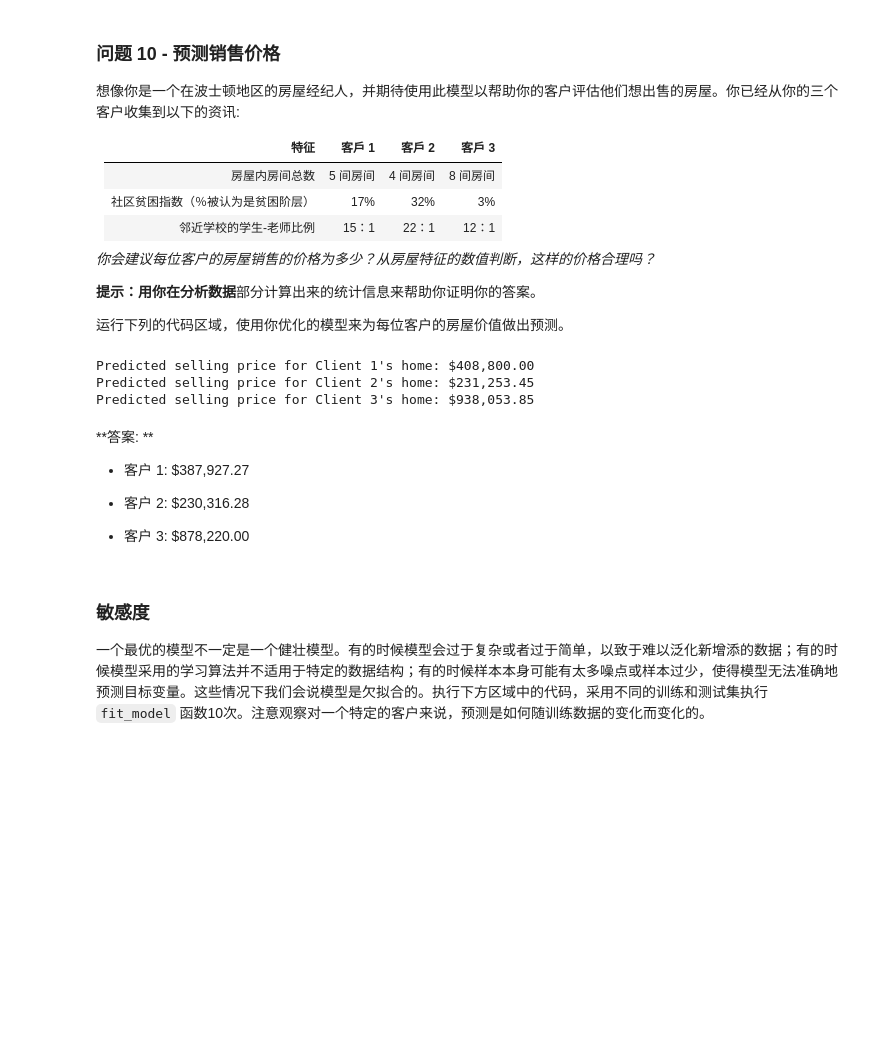
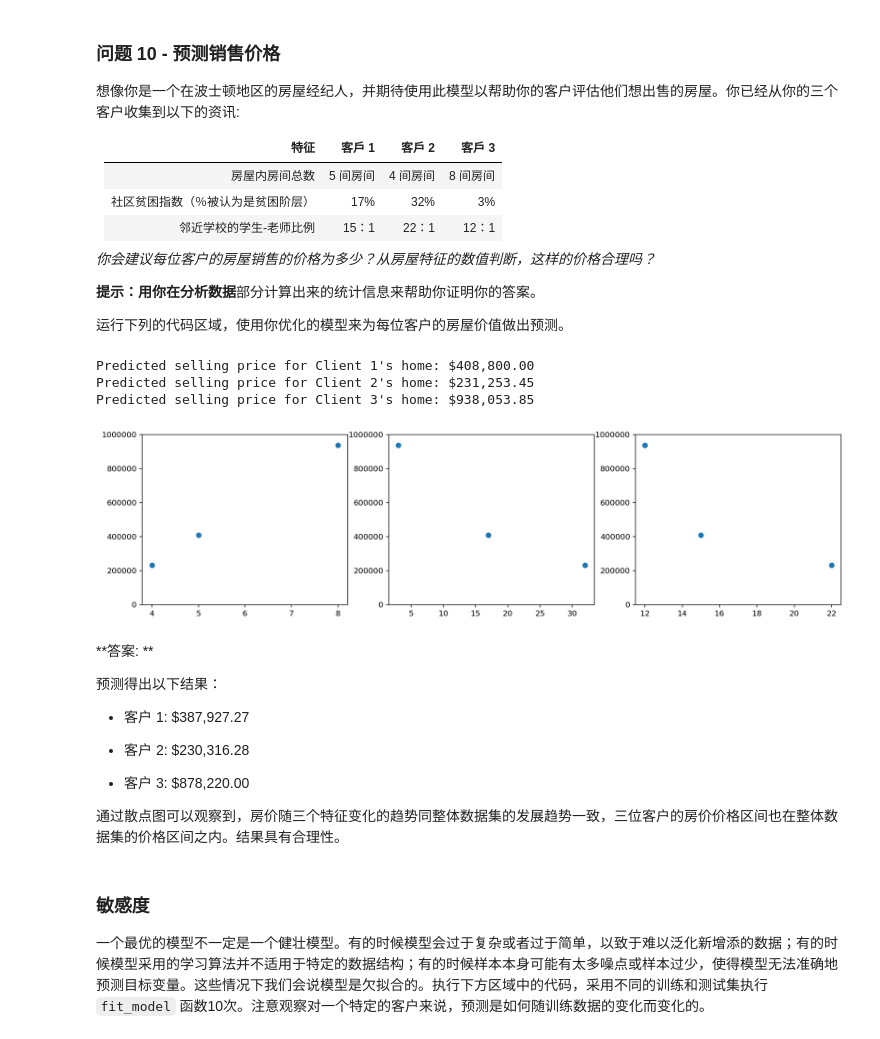
Before and after one commit to siyuanxu/udacity-ml, a Jupyter notebook: projects/02_boston_housing/boston_housing.ipynb, the cells around one changed output. Drawn from its saved outputs; the diff is of its cells as text; code cells hidden in the pictures; blank space fills up the shorter version.

```diff
--- a/projects/02_boston_housing/boston_housing.ipynb
+++ b/projects/02_boston_housing/boston_housing.ipynb
@@ -316,13 +316,13 @@ def fit_model(X, y):
     regressor = DecisionTreeRegressor()
 
     # TODO: Create a dictionary for the parameter 'max_depth' with a range from 1 to 10
-    params = {'max_depth':[i for i in range(1,11)]}
+    params = {'max_depth':range(1,11)}
 
     # TODO: Transform 'performance_metric' into a scoring function using 'make_scorer'
     scoring_fnc = make_scorer(r2_score)
 
     # TODO: Create the grid search object
-    grid = GridSearchCV(regressor,params)
+    grid = GridSearchCV(regressor,params,scoring=scoring_fnc,cv=cv_sets)
 
     # Fit the grid search object to the data to compute the optimal model
     grid = grid.fit(X, y)
@@ -367,24 +367,39 @@ Parameter 'max_depth' is 4 for the optimal model.
 # %%
 # Produce a matrix for client data
 client_data = [[5, 17, 15], # Client 1
                [4, 32, 22], # Client 2
                [8, 3, 12]]  # Client 3
 
 # Show predictions
+prices = []
 for i, price in enumerate(reg.predict(client_data)):
     print "Predicted selling price for Client {}'s home: ${:,.2f}".format(i+1, price)
+    prices.append(price)
+
+plt.figure(figsize=(16, 4))
+i = 0
+for x in [ii for ii in np.transpose(client_data)]:
+    plt.subplot(1, 3, i+1)
+    i+=1
+    plt.scatter(x,prices)
+    plt.ylim(0,1000000)
 # %% [output]
 Predicted selling price for Client 1's home: $408,800.00
 Predicted selling price for Client 2's home: $231,253.45
 Predicted selling price for Client 3's home: $938,053.85
+[figure, added]
 # %% [markdown]
 **答案: **
+
+预测得出以下结果：
 
 - 客户 1: $387,927.27
 
 - 客户 2: $230,316.28
 
 - 客户 3: $878,220.00
+
+通过散点图可以观察到，房价随三个特征变化的趋势同整体数据集的发展趋势一致，三位客户的房价价格区间也在整体数据集的价格区间之内。结果具有合理性。
 # %% [markdown]
 ### 敏感度
 
```
Also changed, not shown: parts of 9 cells of this notebook.
